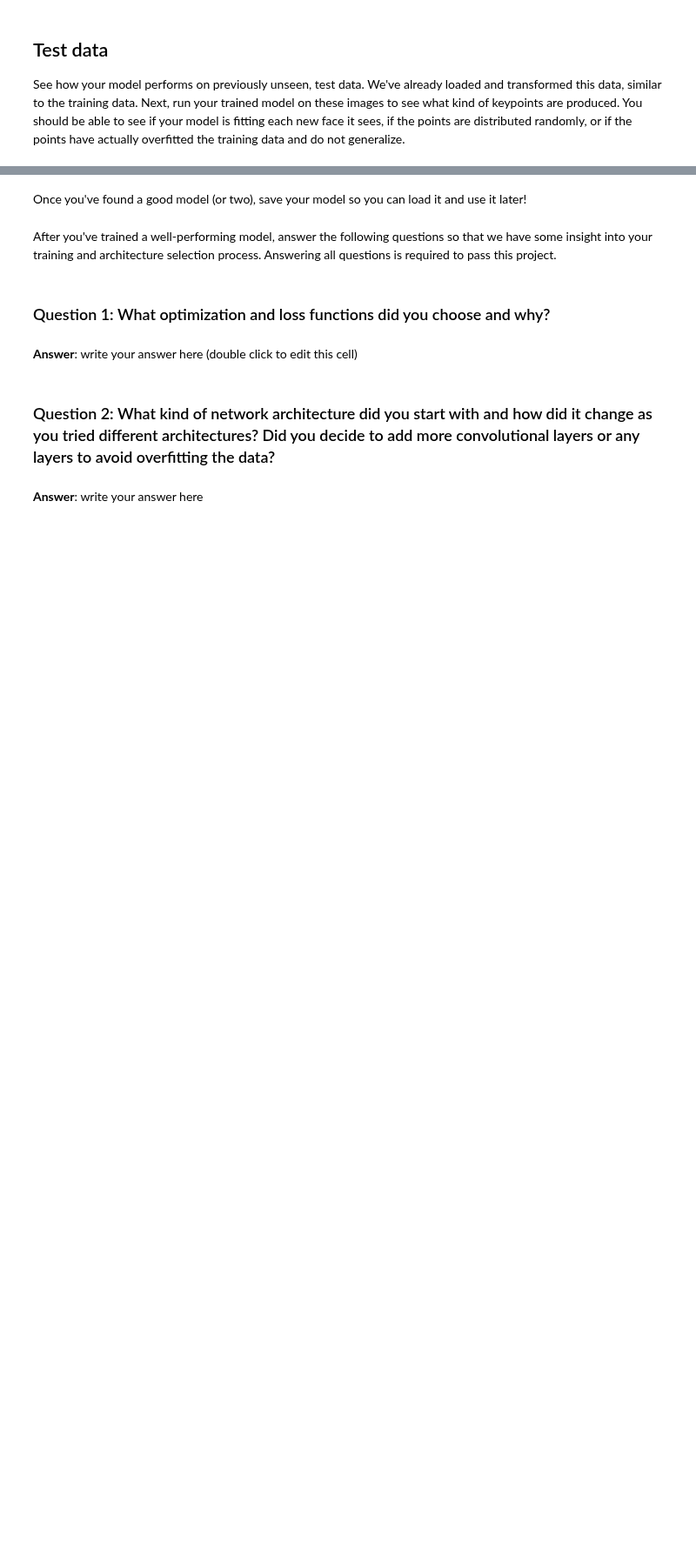
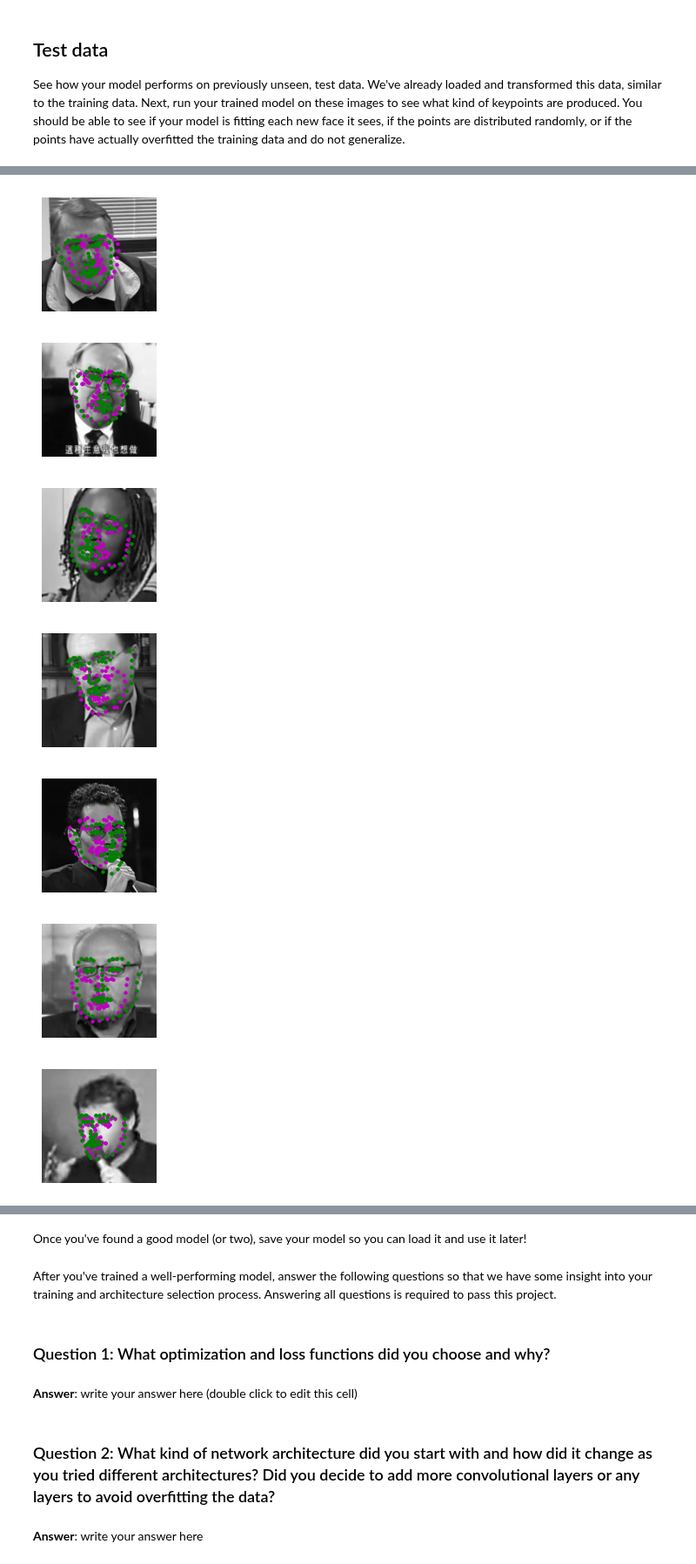
Before and after one commit to pradhapmoorthi/P1_Facial_Keypoints, a Jupyter notebook: 2. Define the Network Architecture.ipynb, the cells around one changed output, grey strips where cells are left out. Shown at 87% size. Cells and saved outputs as stored; diff of their text form; code cells hidden in the pictures; blank space fills up the shorter version.

```diff
--- a/2. Define the Network Architecture.ipynb
+++ b/2. Define the Network Architecture.ipynb
@@ -447,5 +497,13 @@ print(gt_pts.size())
 # %%
 ## TODO: visualize your test output
 # you can use the same function as before, by un-commenting the line below:
 
-# visualize_output(test_images, test_outputs, gt_pts)
+visualize_output(test_images, test_outputs, gt_pts)
+# %% [output]
+[figure, added]
+[figure, added]
+[figure, added]
+[figure, added]
+[figure, added]
+[figure, added]
+[figure, added]
```
Also changed, not shown: parts of 15 cells of this notebook.
